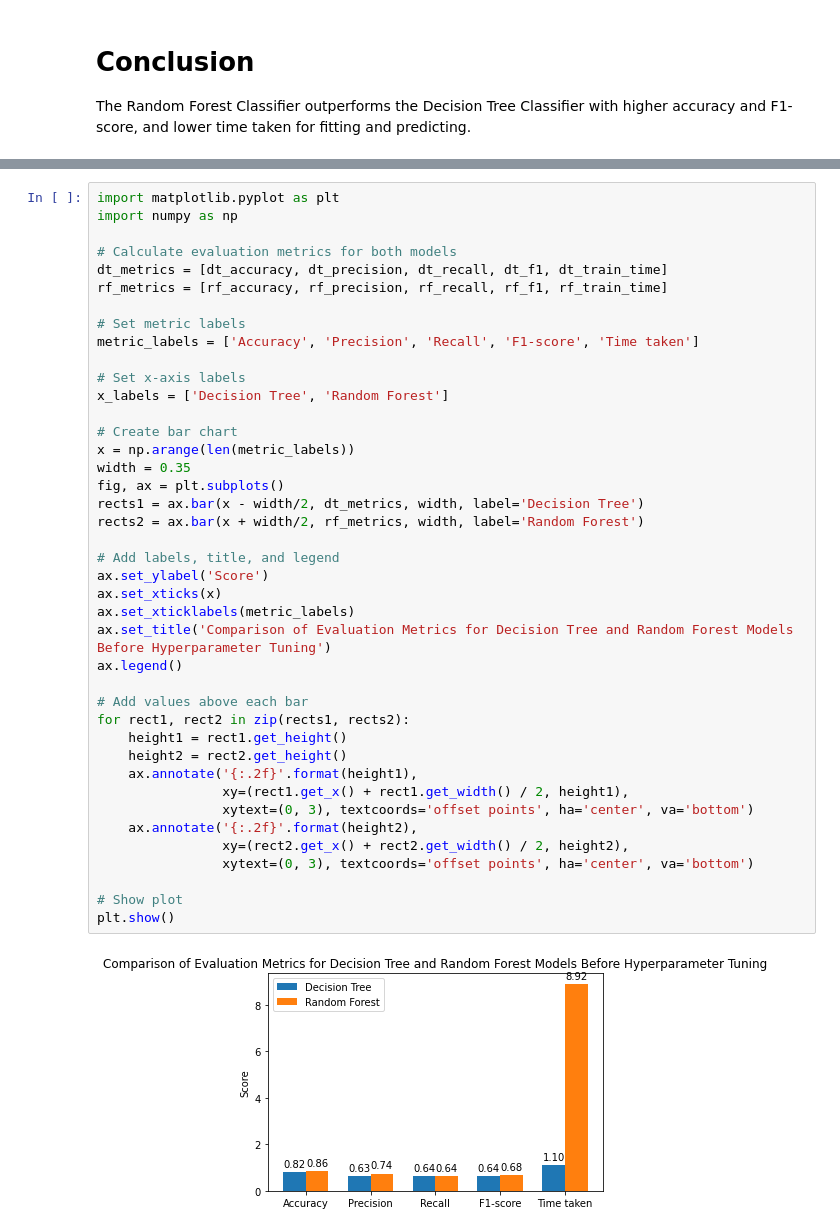
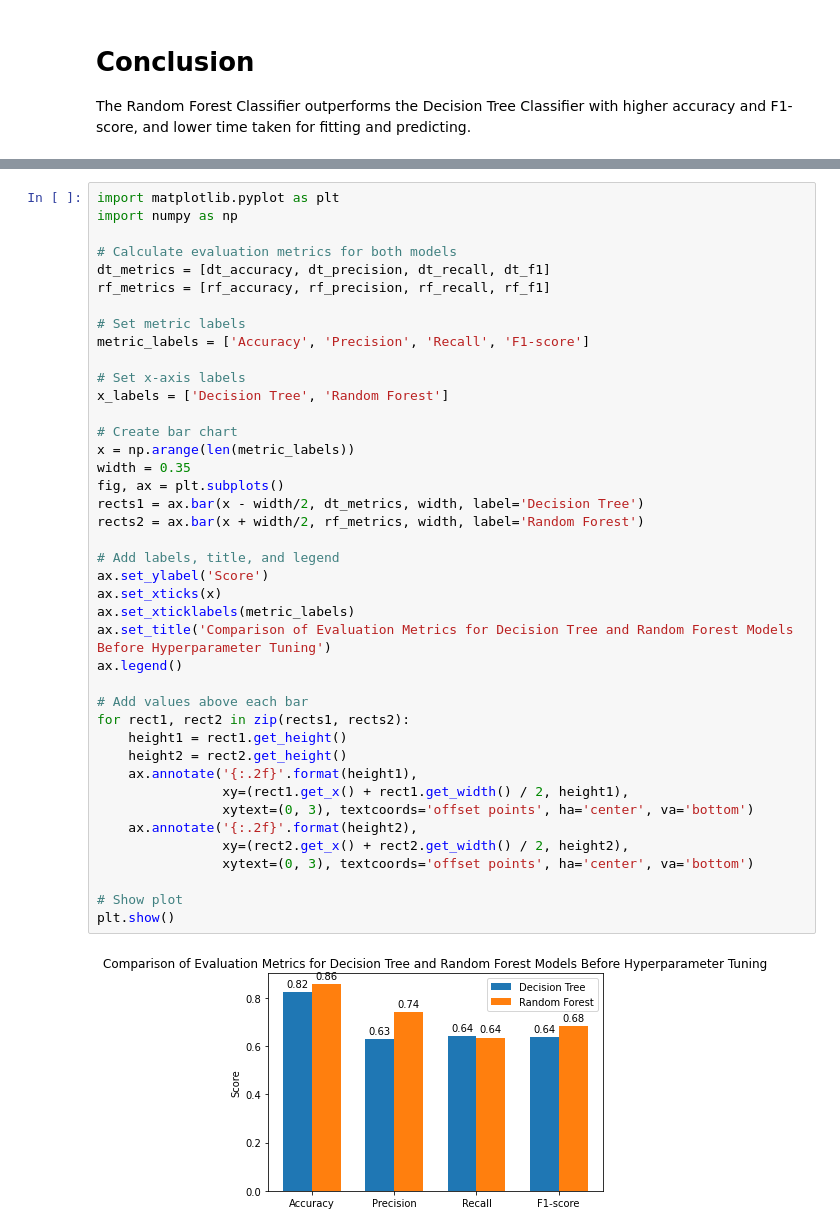
Before and after one commit to ThettOo/CACAPS, a Jupyter notebook: IN6227_2023_Assignment_1_2.ipynb, the cells around one changed output, grey strips where cells are left out. Cells and saved outputs as stored; diff of their text form.

```diff
--- a/IN6227_2023_Assignment_1_2.ipynb
+++ b/IN6227_2023_Assignment_1_2.ipynb
@@ -432,41 +433,41 @@ import matplotlib.pyplot as plt
 import numpy as np
 
 # Calculate evaluation metrics for both models
-dt_metrics = [dt_accuracy, dt_precision, dt_recall, dt_f1, dt_train_time]
-rf_metrics = [rf_accuracy, rf_precision, rf_recall, rf_f1, rf_train_time]
+dt_metrics = [dt_accuracy, dt_precision, dt_recall, dt_f1]
+rf_metrics = [rf_accuracy, rf_precision, rf_recall, rf_f1]
 
 # Set metric labels
-metric_labels = ['Accuracy', 'Precision', 'Recall', 'F1-score', 'Time taken']
+metric_labels = ['Accuracy', 'Precision', 'Recall', 'F1-score']
 
 # Set x-axis labels
 x_labels = ['Decision Tree', 'Random Forest']
 
 # Create bar chart
 x = np.arange(len(metric_labels))
 width = 0.35
 fig, ax = plt.subplots()
 rects1 = ax.bar(x - width/2, dt_metrics, width, label='Decision Tree')
 rects2 = ax.bar(x + width/2, rf_metrics, width, label='Random Forest')
 
 # Add labels, title, and legend
 ax.set_ylabel('Score')
 ax.set_xticks(x)
 ax.set_xticklabels(metric_labels)
 ax.set_title('Comparison of Evaluation Metrics for Decision Tree and Random Forest Models Before Hyperparameter Tuning')
 ax.legend()
 
 # Add values above each bar
 for rect1, rect2 in zip(rects1, rects2):
     height1 = rect1.get_height()
     height2 = rect2.get_height()
     ax.annotate('{:.2f}'.format(height1),
                 xy=(rect1.get_x() + rect1.get_width() / 2, height1),
                 xytext=(0, 3), textcoords='offset points', ha='center', va='bottom')
     ax.annotate('{:.2f}'.format(height2),
                 xy=(rect2.get_x() + rect2.get_width() / 2, height2),
                 xytext=(0, 3), textcoords='offset points', ha='center', va='bottom')
 
 # Show plot
 plt.show()
 # %% [output]
-[figure, old version]
+[figure, new version]
```
Also changed, not shown: parts of 7 cells of this notebook.
